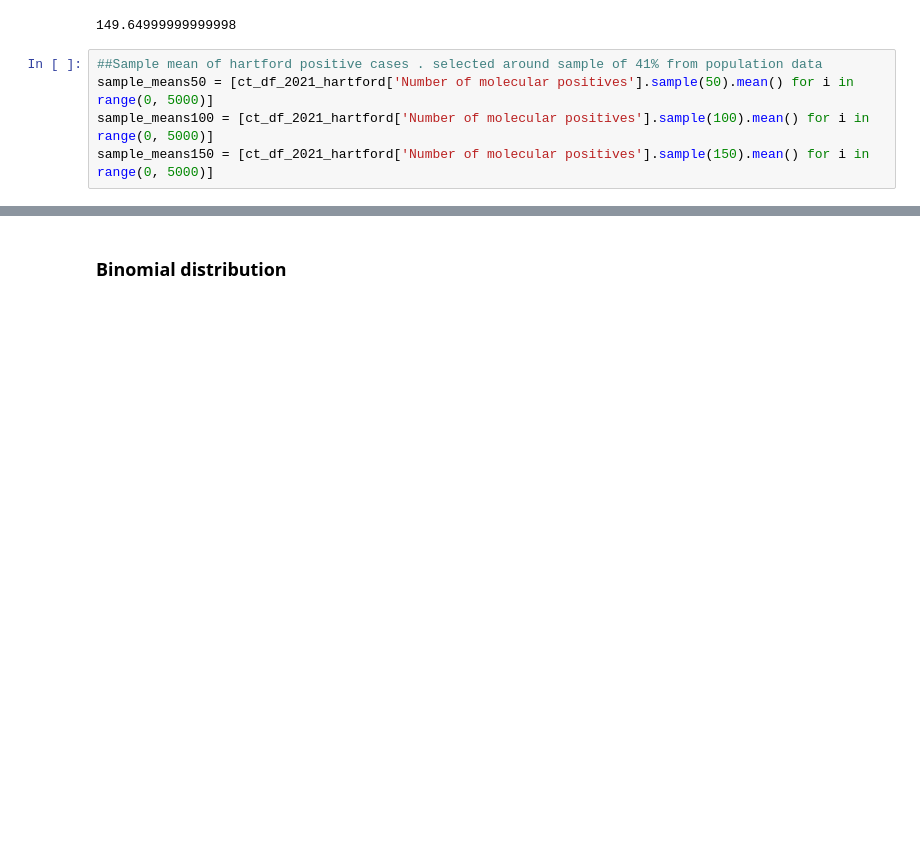
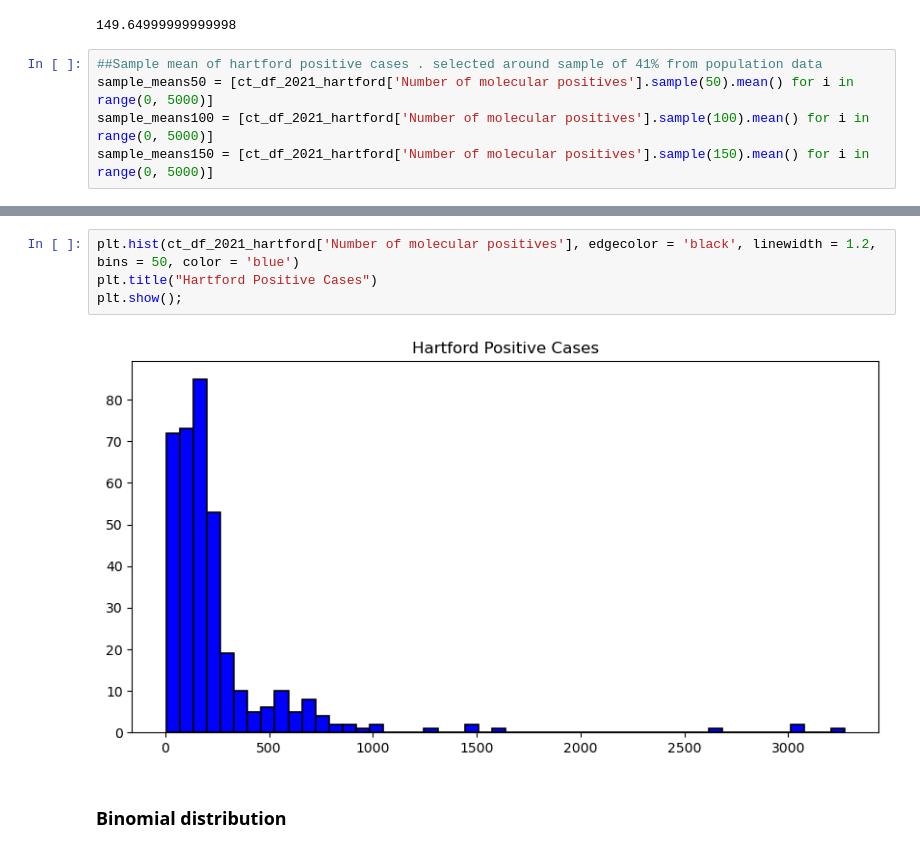
Before and after one commit to anitha2017/DAB501_Stats_GroupProject2, a Jupyter notebook: Binomial_Distribution_Project_merged.ipynb, the cells around one changed output, grey strips where cells are left out. Saved outputs shown, nothing was run; the diff lists cells and outputs as text; blank space fills up the shorter version.

Commit message:
hartford cases and sampling data in report - th

```diff
--- a/Binomial_Distribution_Project_merged.ipynb
+++ b/Binomial_Distribution_Project_merged.ipynb
@@ -685,3 +685,9 @@ plt.show();
+# %%
+plt.hist(ct_df_2021_hartford['Number of molecular positives'], edgecolor = 'black', linewidth = 1.2, bins = 50, color = 'blue')
+plt.title("Hartford Positive Cases")
+plt.show();
+# %% [output]
+[figure, added]
 # %% [markdown]
 ### Binomial distribution
 # %%
```
Also changed, not shown: parts of 24 cells of this notebook, 6 other files.
